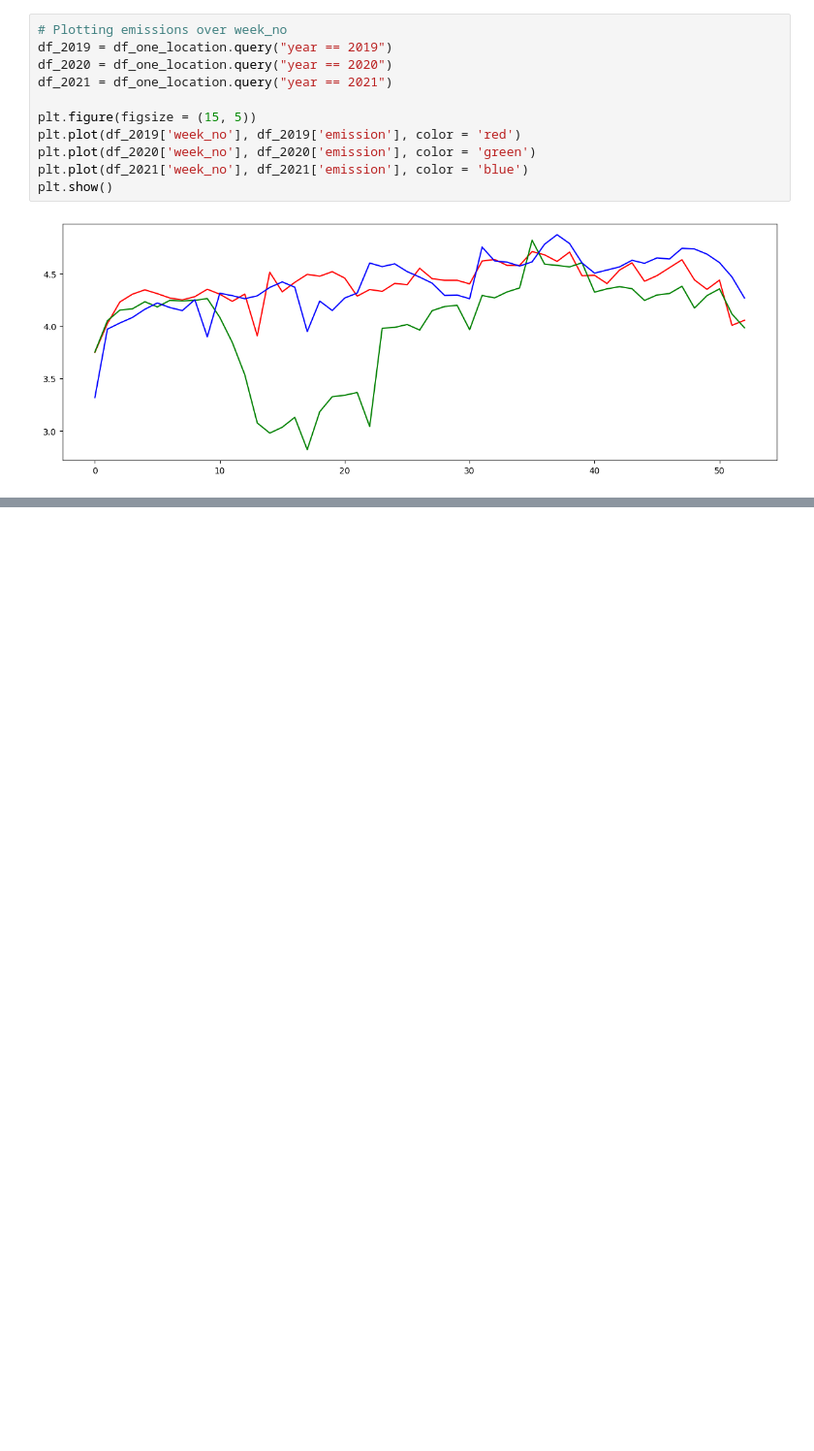
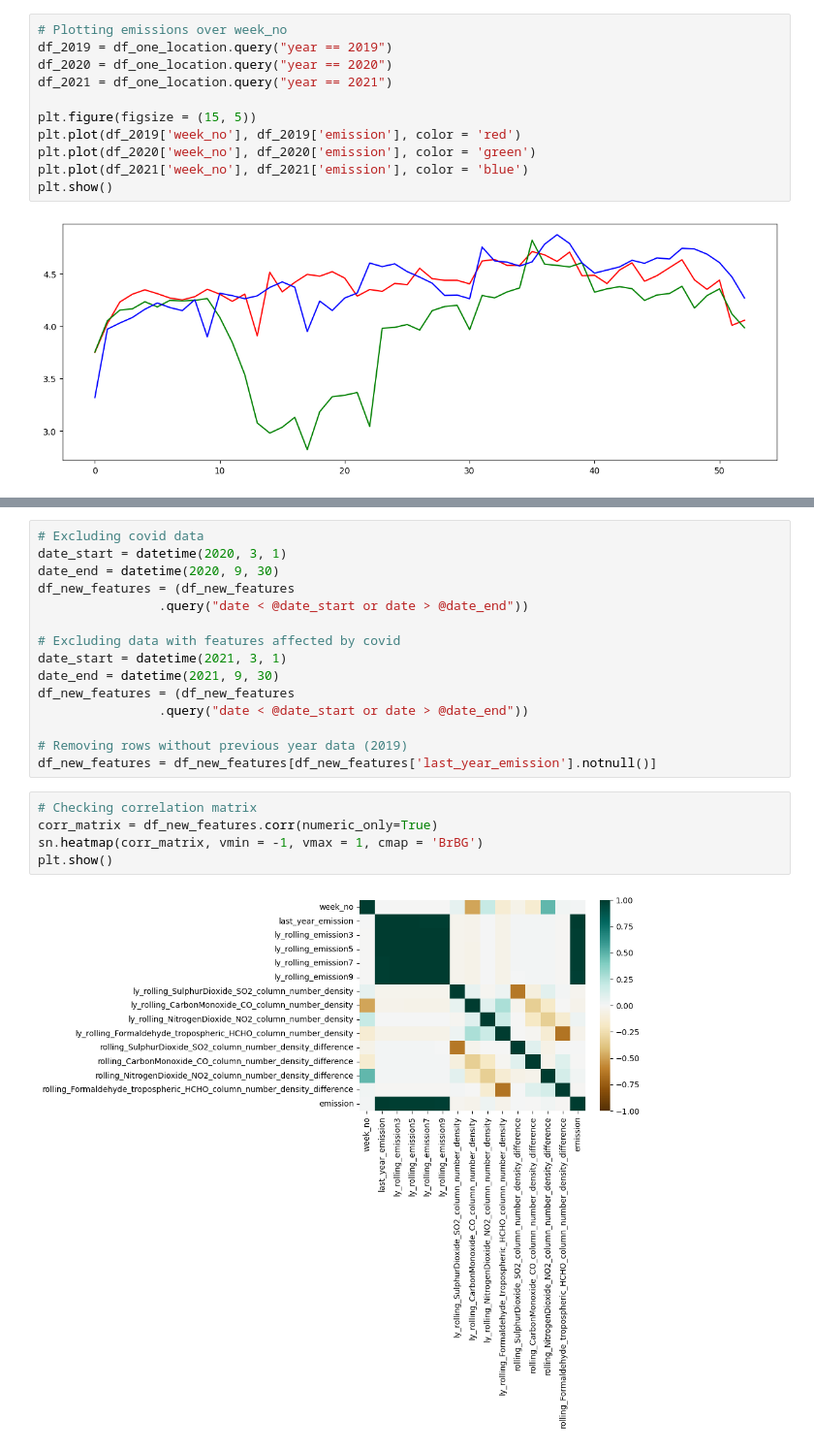
Before and after one commit to Hawkety77/RwandaCarbonEmissions, a Jupyter notebook: RwandaProject.ipynb, the cells around one changed output, grey strips where cells are left out. Shown at 97% size. Drawn from its saved outputs; the diff is of its cells as text; blank space fills up the shorter version.

```diff
--- a/RwandaProject.ipynb
+++ b/RwandaProject.ipynb
@@ -120,0 +202,22 @@ Excluding mid 2020, carbon emissions seem to follow an annual pattern.
+# %%
+# Excluding covid data
+date_start = datetime(2020, 3, 1)
+date_end = datetime(2020, 9, 30)
+df_new_features = (df_new_features
+                .query("date < @date_start or date > @date_end"))
+
+# Excluding data with features affected by covid
+date_start = datetime(2021, 3, 1)
+date_end = datetime(2021, 9, 30)
+df_new_features = (df_new_features
+                .query("date < @date_start or date > @date_end"))
+
+# Removing rows without previous year data (2019)
+df_new_features = df_new_features[df_new_features['last_year_emission'].notnull()]
+# %%
+# Checking correlation matrix
+corr_matrix = df_new_features.corr(numeric_only=True)
+sn.heatmap(corr_matrix, vmin = -1, vmax = 1, cmap = 'BrBG')
+plt.show()
+# %% [output]
+[figure, added]
```
Also changed, not shown: parts of 16 cells of this notebook, 2 other files.
